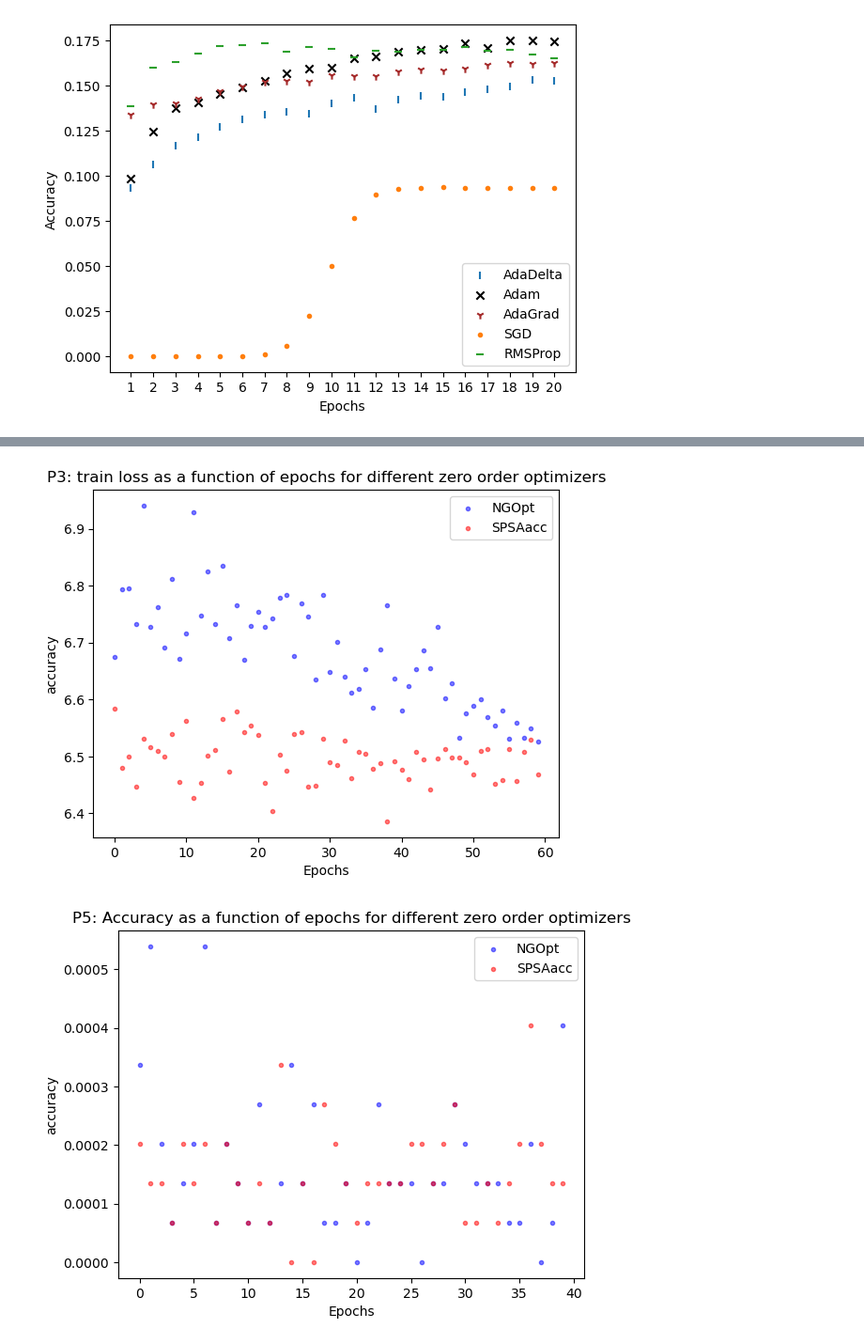
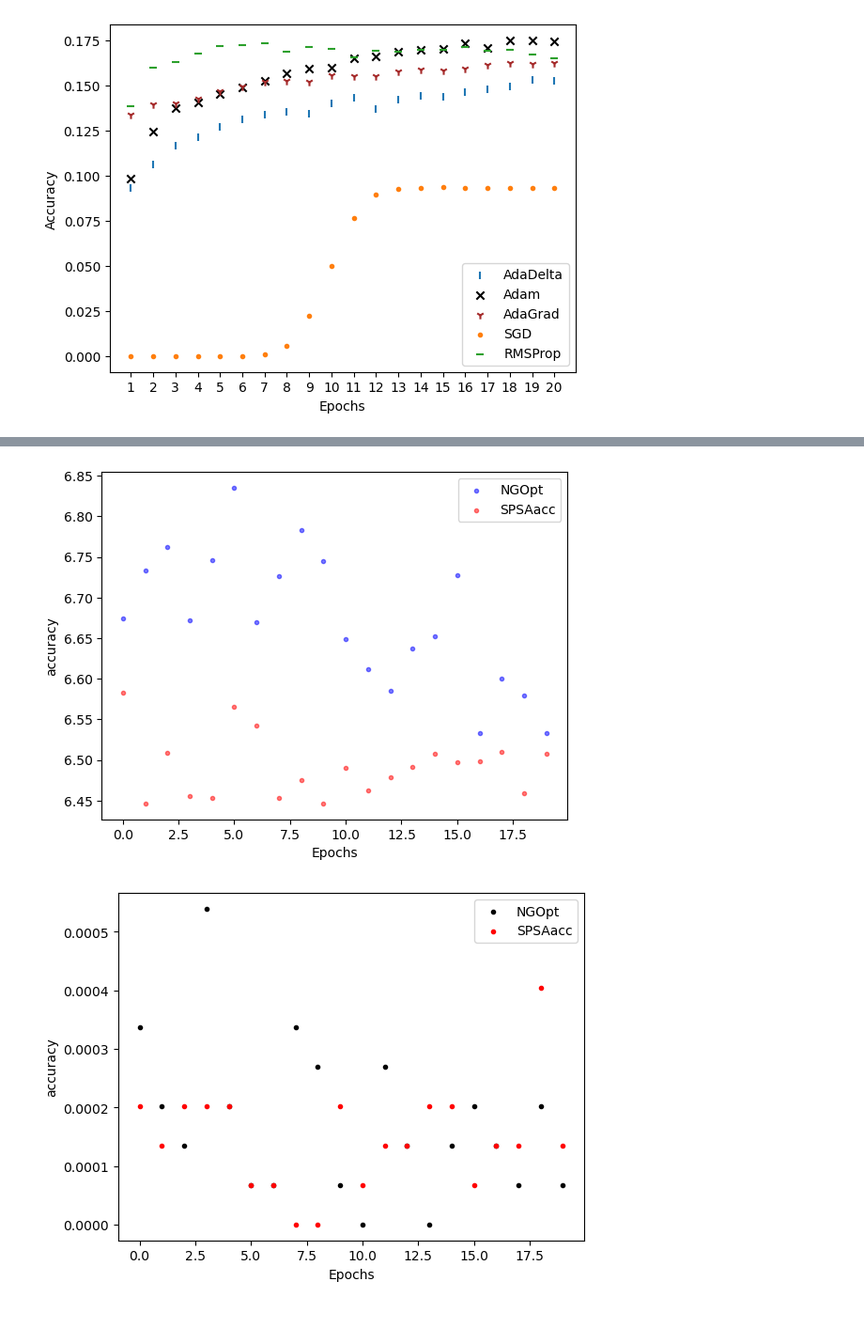
Before and after one commit to mina-tang/Opti_ML_Project, a Jupyter notebook: generate_graph.ipynb, the cells around one changed output, grey strips where cells are left out. Shown at 94% size. Cells and saved outputs as stored; diff of their text form; code cells hidden in the pictures; blank space fills up the shorter version.

```diff
--- a/generate_graph.ipynb
+++ b/generate_graph.ipynb
@@ -211,30 +211,30 @@ import torch
 NGOpttrainloss = torch.load('results/NGOpttrainloss_P3.pt')
 SPSAtrainloss  = torch.load('results/SPSAtrainloss_P3.pt')
 
-plt.scatter(range(len(NGOpttrainloss)), NGOpttrainloss, label="NGOpt", alpha=0.5,marker='.',color='blue')
-plt.scatter(range(len(SPSAtrainloss)), SPSAtrainloss, label="SPSAacc", alpha=0.5,marker='.',color='red')
+plt.scatter(range(len(NGOpttrainloss)//3), NGOpttrainloss[0:-1:3], label="NGOpt", alpha=0.5,marker='.',color='blue')
+plt.scatter(range(len(SPSAtrainloss)//3), SPSAtrainloss[0:-1:3], label="SPSAacc", alpha=0.5,marker='.',color='red')
 plt.ylabel('accuracy')
 plt.xlabel('Epochs')
 # plt.yscale("log")
-plt.title('P3: train loss as a function of epochs for different zero order optimizers')
+#plt.title('P3: train loss as a function of epochs for different zero order optimizers')
 plt.legend()
 plt.show()
 # %% [output]
-[figure, old version]
+[figure, new version]
 # %%
 import matplotlib.pyplot as plt
 import torch
 
 NGOptacc = torch.load('results/NGOptaccuracy_P5.pt')
 SPSAacc = torch.load('results/SPSAaccuracy_P5.pt')
 
-plt.scatter(range(len(NGOptacc)), NGOptacc, label="NGOpt", alpha=0.5,marker='.',color='blue')
-plt.scatter(range(len(SPSAacc)), SPSAacc, label="SPSAacc", alpha=0.5,marker='.',color='red')
+plt.scatter(range(len(NGOptacc)//2), NGOptacc[0:-1:2], label="NGOpt", alpha=1,marker='.',color='black')
+plt.scatter(range(len(SPSAacc)//2), SPSAacc[0:-1:2], label="SPSAacc", alpha=1,marker='.',color='red')
 plt.ylabel('accuracy')
 plt.xlabel('Epochs')
 # plt.yscale("log")
-plt.title('P5: Accuracy as a function of epochs for different zero order optimizers')
+#plt.title('P5: Accuracy as a function of epochs for different zero order optimizers')
 plt.legend()
 plt.show()
 # %% [output]
-[figure, old version]
+[figure, new version]
```
Also changed, not shown: parts of 2 cells of this notebook.
